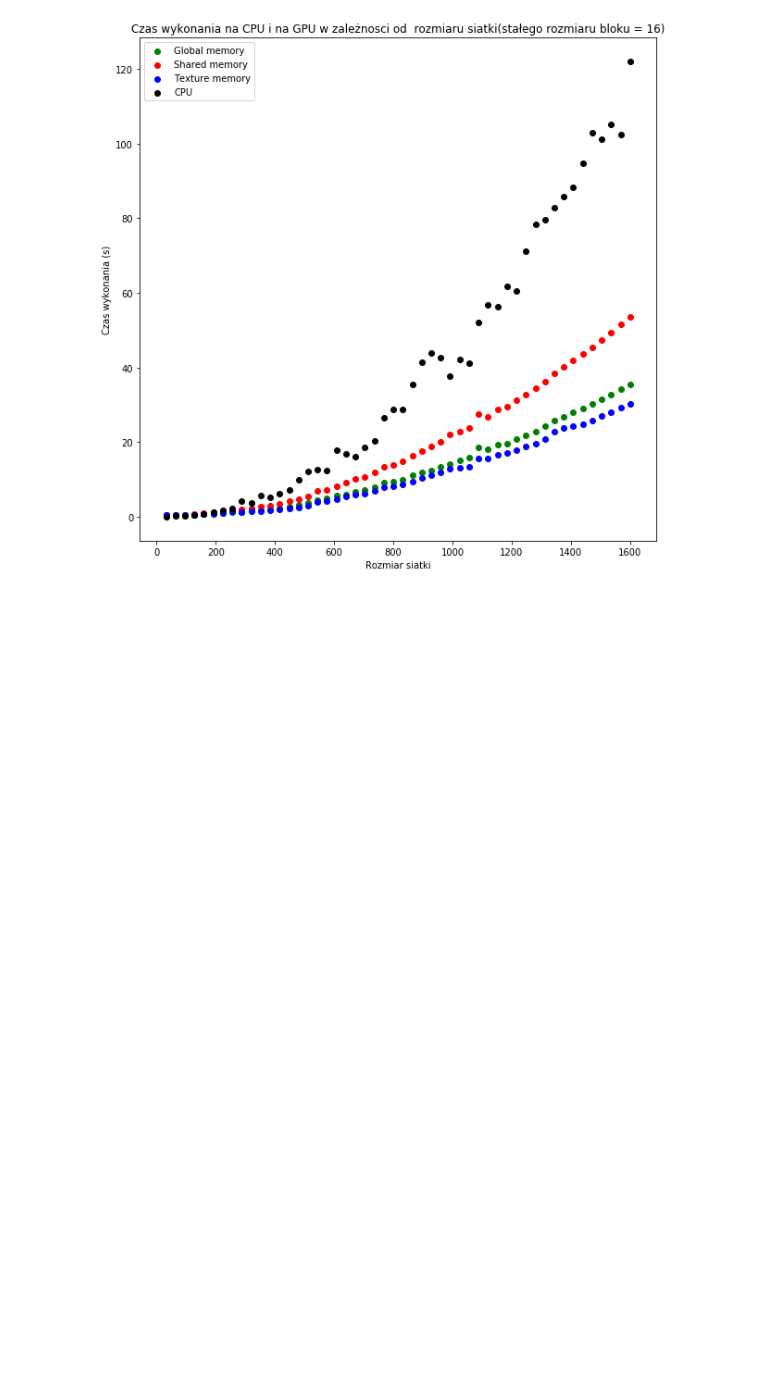
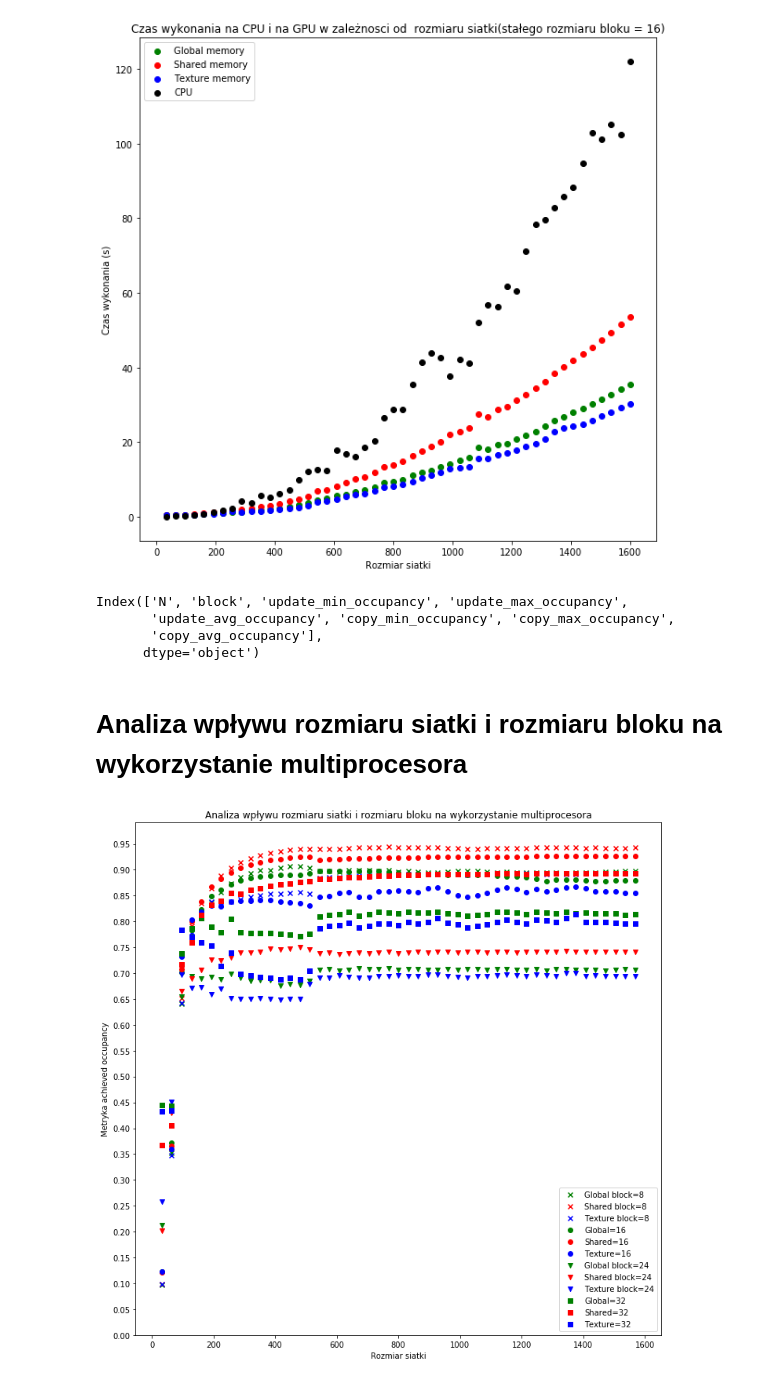
Before and after one commit to grzegorzborkowski/tpr-lab, a Jupyter notebook: cuda/sprawko.ipynb, the cells around one changed output. Saved outputs shown, nothing was run; the diff lists cells and outputs as text; code cells hidden in the pictures; blank space fills up the shorter version.

```diff
--- a/cuda/sprawko.ipynb
+++ b/cuda/sprawko.ipynb
@@ -258,0 +290,13 @@ compare_CPU_GPU()
+# %%
+# Sprawdzanie teoretycznej i praktycznej wydajnosci
+# Praktyczna wydajnosc:
+global_occupancy = pd.read_csv("./metryki_global.txt")
+shared_occupancy = pd.read_csv("./metryki_shared.txt")
+texture_occupancy = pd.read_csv("./metryki_texture.txt")
+
+global_occupancy.columns
+# %% [output]
+Index(['N', 'block', 'update_min_occupancy', 'update_max_occupancy',
+       'update_avg_occupancy', 'copy_min_occupancy', 'copy_max_occupancy',
+       'copy_avg_occupancy'],
+      dtype='object')
@@ -258,0 +348,6 @@ compare_CPU_GPU()
+# %% [markdown]
+# Analiza wpływu rozmiaru siatki i rozmiaru bloku na wykorzystanie multiprocesora
+# %%
+occupancy()
+# %% [output]
+[figure, added]
```
Also changed, not shown: parts of 13 cells of this notebook.
